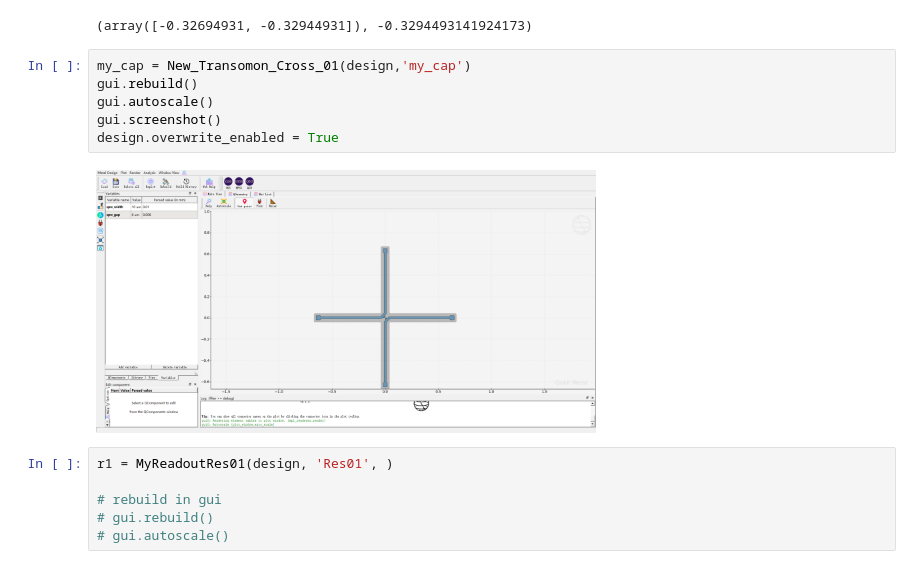
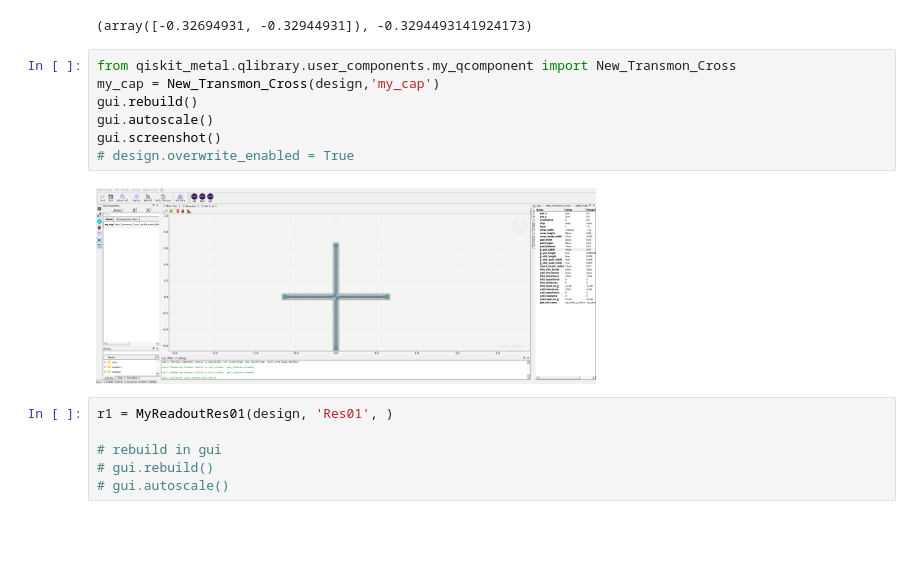
Before and after one commit to yangbin3141/100bit_design, a Jupyter notebook: component_class_test.ipynb, the cells around one changed output. Saved outputs shown, nothing was run; the diff lists cells and outputs as text; blank space fills up the shorter version.

```diff
--- a/component_class_test.ipynb
+++ b/component_class_test.ipynb
@@ -1699,13 +1702,14 @@ x,y
 # %% [output]
 (array([-0.32694931, -0.32944931]), -0.3294493141924173)
 # %%
-my_cap = New_Transomon_Cross_01(design,'my_cap')
+from qiskit_metal.qlibrary.user_components.my_qcomponent import New_Transmon_Cross
+my_cap = New_Transmon_Cross(design,'my_cap')
 gui.rebuild()
 gui.autoscale()
 gui.screenshot()
-design.overwrite_enabled = True
+# design.overwrite_enabled = True
 # %% [output]
-[figure, old version]
+[figure, new version]
 # %%
 r1 = MyReadoutRes01(design, 'Res01', )
 
```
Also changed, not shown: parts of 1 cell of this notebook, 5 other files.
